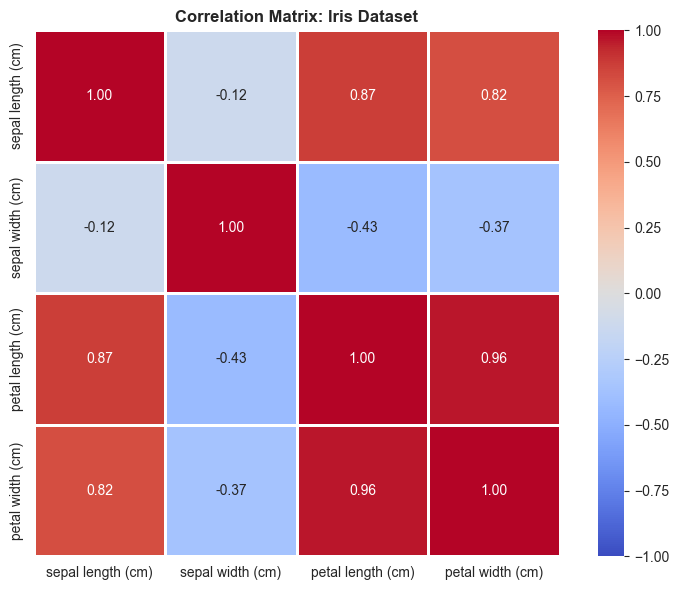
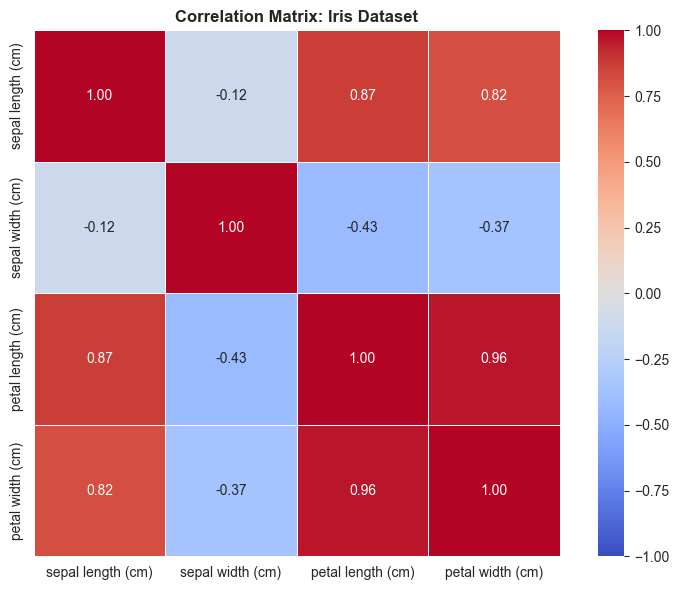
The notebook cell's code change between the first figure and the second:
--- before
+++ after
@@ -5,5 +5,5 @@
 
 fig, ax = plt.subplots(figsize=(8, 6))
-sns.heatmap(corr_matrix, annot=True, cmap='coolwarm', fmt='.2f', center=0, square=True, linewidths=1, ax=ax, vmin=-1, vmax=1)
+sns.heatmap(corr_matrix, annot=True, cmap='coolwarm', fmt='.2f', center=0, square=True, linewidths=0.5, ax=ax, vmin=-1, vmax=1)
 ax.set_title('Correlation Matrix: Iris Dataset', fontweight='bold')
 plt.tight_layout()

Commit: .